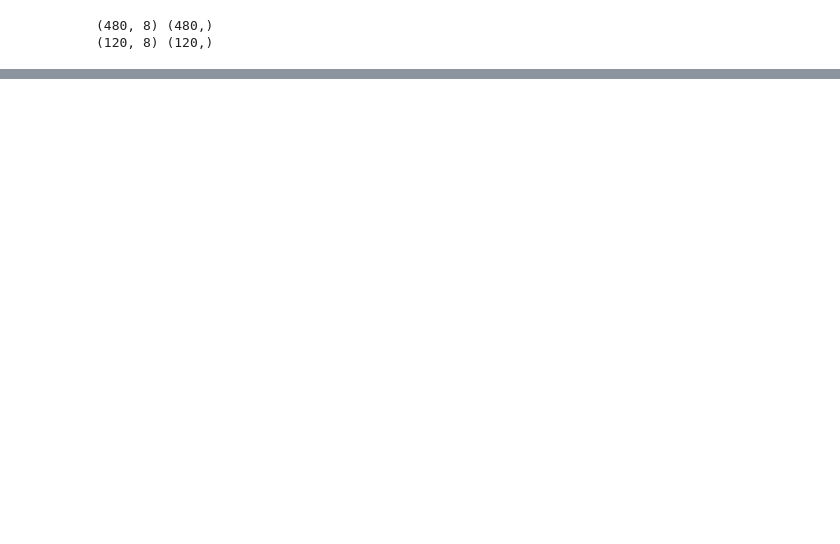
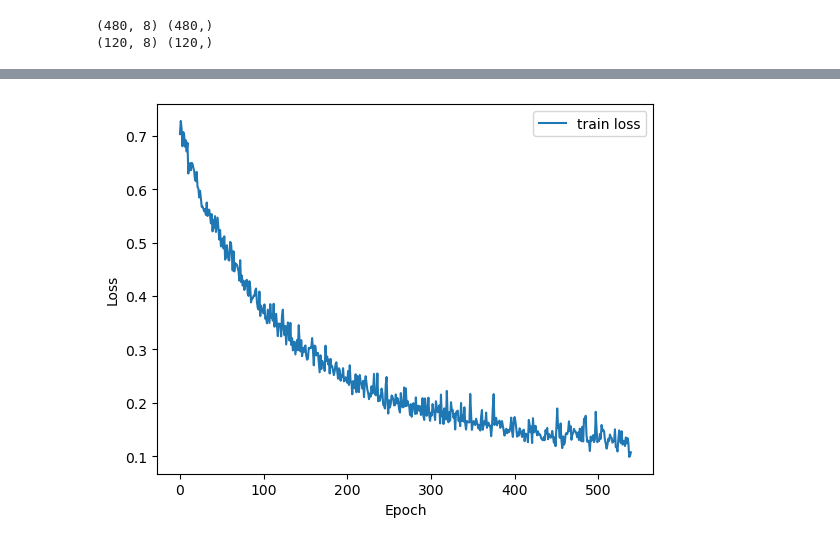
Before and after one commit to hinmiro/Neuralnetwork, a Jupyter notebook: homework/assingment_week2.ipynb, the cells around one changed output, grey strips where cells are left out. Saved outputs shown, nothing was run; the diff lists cells and outputs as text; code cells hidden in the pictures; blank space fills up the shorter version.

```diff
--- a/homework/assingment_week2.ipynb
+++ b/homework/assingment_week2.ipynb
@@ -152,0 +215,10 @@ Text(0, 0.5, 'Mean absolute error (in 100000 $)')
+# %%
+# Final plot of loss
+plt.plot(history.history['loss'][10:], label='train loss')
+plt.legend()
+plt.xlabel('Epoch')
+plt.ylabel('Loss')
+
+best_loss = min(history.history['loss'])
+print(f'Best validation loss: {best_loss:.2f}')
+# %% [output]
@@ -152,0 +226 @@ Text(0, 0.5, 'Mean absolute error (in 100000 $)')
+[figure, added]
```
Also changed, not shown: parts of 15 cells of this notebook.
